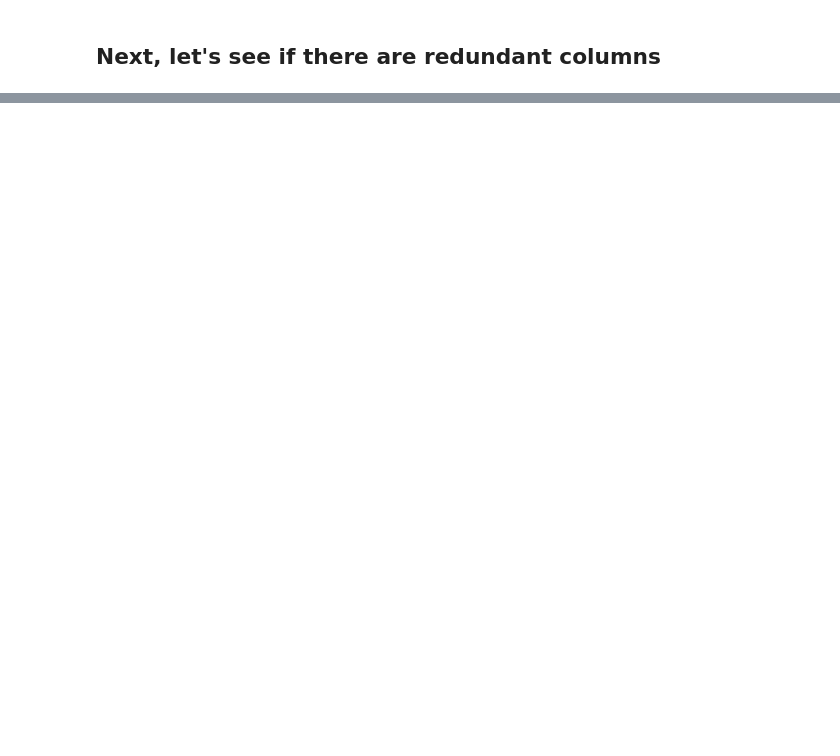
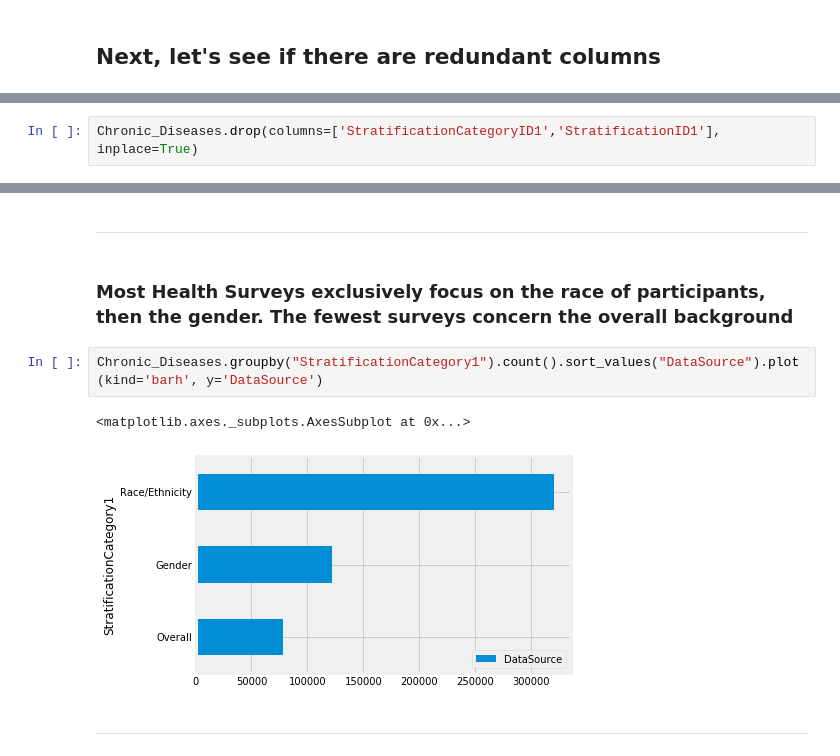
Before and after one commit to djleung/DataHacks_2020_public, a Jupyter notebook: Initial_Data_Exploration.ipynb, the cells around one changed output, grey strips where cells are left out. Cells and saved outputs as stored; diff of their text form; blank space fills up the shorter version.

```diff
--- a/Initial_Data_Exploration.ipynb
+++ b/Initial_Data_Exploration.ipynb
@@ -402,0 +297,2 @@ Name: DataValueType, Length: 11, dtype: int64
+# %%
+Chronic_Diseases.drop(columns=['StratificationCategoryID1','StratificationID1'], inplace=True)
@@ -402,0 +340,11 @@ Name: DataValueType, Length: 11, dtype: int64
+# %% [markdown]
+---
+# %% [markdown]
+### Most Health Surveys exclusively focus on the race of participants, then the gender. The fewest surveys concern the overall background
+# %%
+Chronic_Diseases.groupby("StratificationCategory1").count().sort_values("DataSource").plot(kind='barh', y='DataSource')
+# %% [output]
+<matplotlib.axes._subplots.AxesSubplot at 0x...>
+[figure, added]
+# %% [markdown]
+---
```
Also changed, not shown: parts of 57 cells of this notebook.
